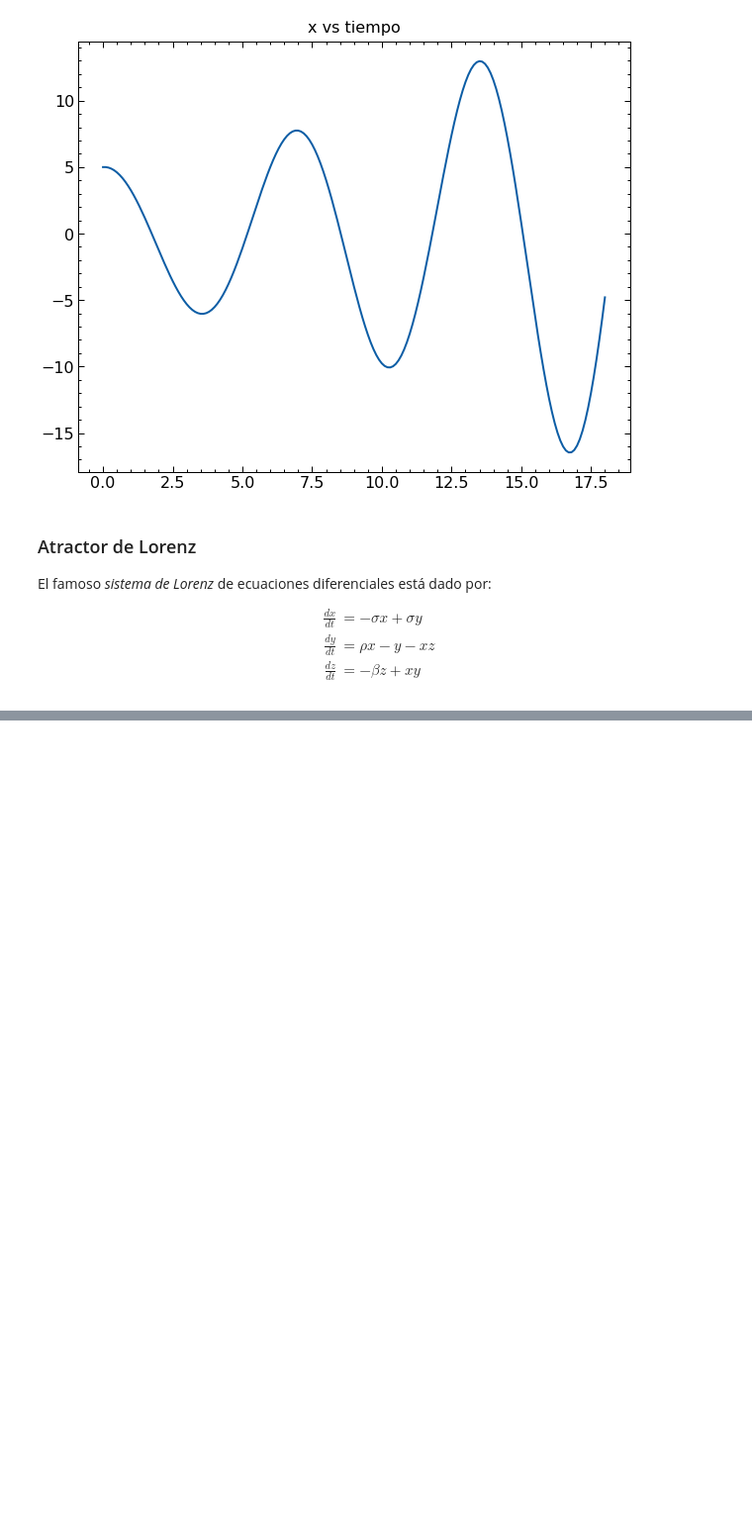
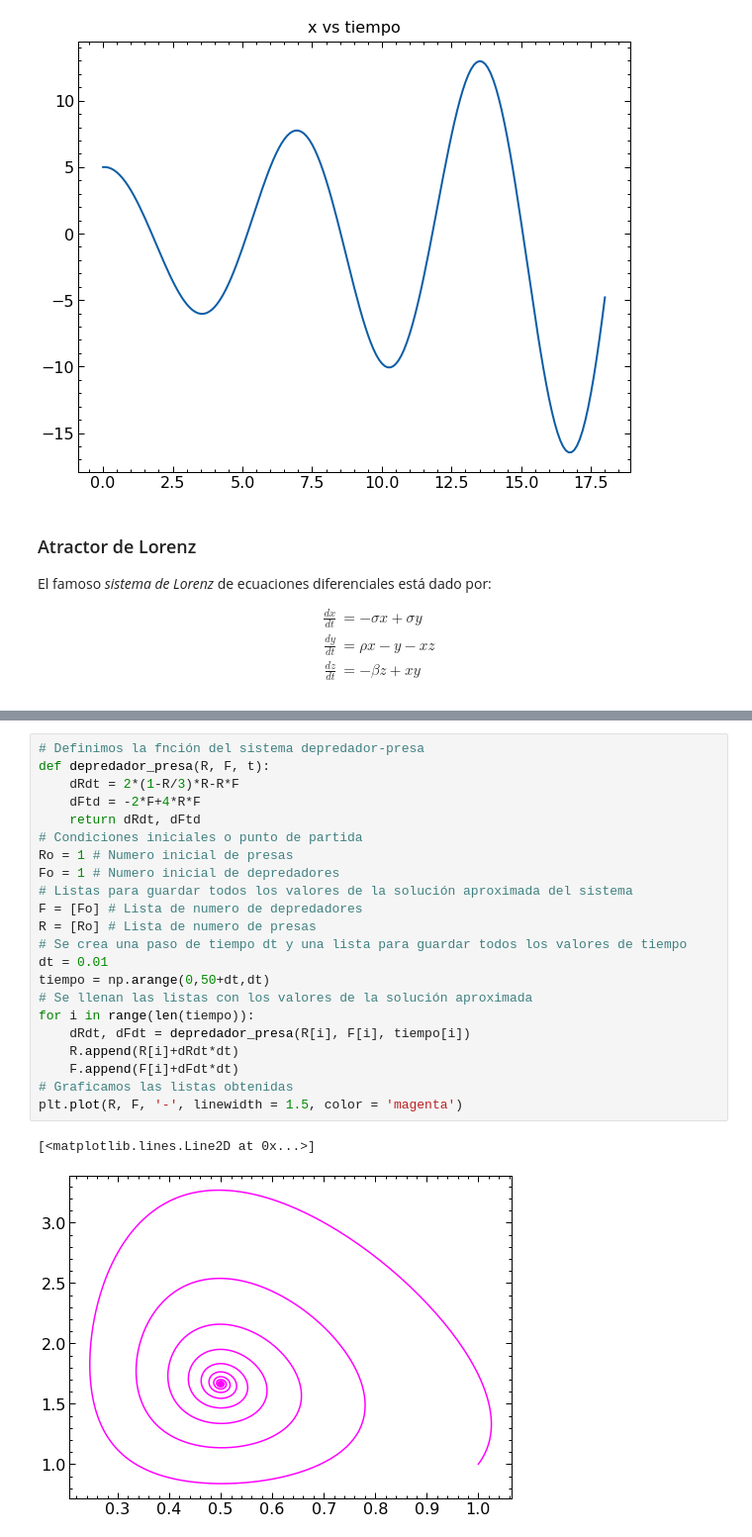
Before and after one commit to JherMik7/euler_Y_Euler_Mejorado, a Jupyter notebook: sistemas_de_ecuaciones_diferenciales.ipynb, the cells around one changed output, grey strips where cells are left out. Shown at 99% size. Drawn from its saved outputs; the diff is of its cells as text; blank space fills up the shorter version.

```diff
--- a/sistemas_de_ecuaciones_diferenciales.ipynb
+++ b/sistemas_de_ecuaciones_diferenciales.ipynb
@@ -107,0 +117,25 @@ plt.savefig('x_vs_y.eps')
+# %%
+# Definimos la fnción del sistema depredador-presa
+def depredador_presa(R, F, t):
+    dRdt = 2*(1-R/3)*R-R*F
+    dFtd = -2*F+4*R*F
+    return dRdt, dFtd
+# Condiciones iniciales o punto de partida
+Ro = 1 # Numero inicial de presas
+Fo = 1 # Numero inicial de depredadores
+# Listas para guardar todos los valores de la solución aproximada del sistema
+F = [Fo] # Lista de numero de depredadores
+R = [Ro] # Lista de numero de presas
+# Se crea una paso de tiempo dt y una lista para guardar todos los valores de tiempo
+dt = 0.01
+tiempo = np.arange(0,50+dt,dt)
+# Se llenan las listas con los valores de la solución aproximada
+for i in range(len(tiempo)):
+    dRdt, dFdt = depredador_presa(R[i], F[i], tiempo[i])
+    R.append(R[i]+dRdt*dt)
+    F.append(F[i]+dFdt*dt)
+# Graficamos las listas obtenidas
+plt.plot(R, F, '-', linewidth = 1.5, color = 'magenta')
+# %% [output]
+[<matplotlib.lines.Line2D at 0x...>]
+[figure, added]
```
Also changed, not shown: parts of 22 cells of this notebook.
